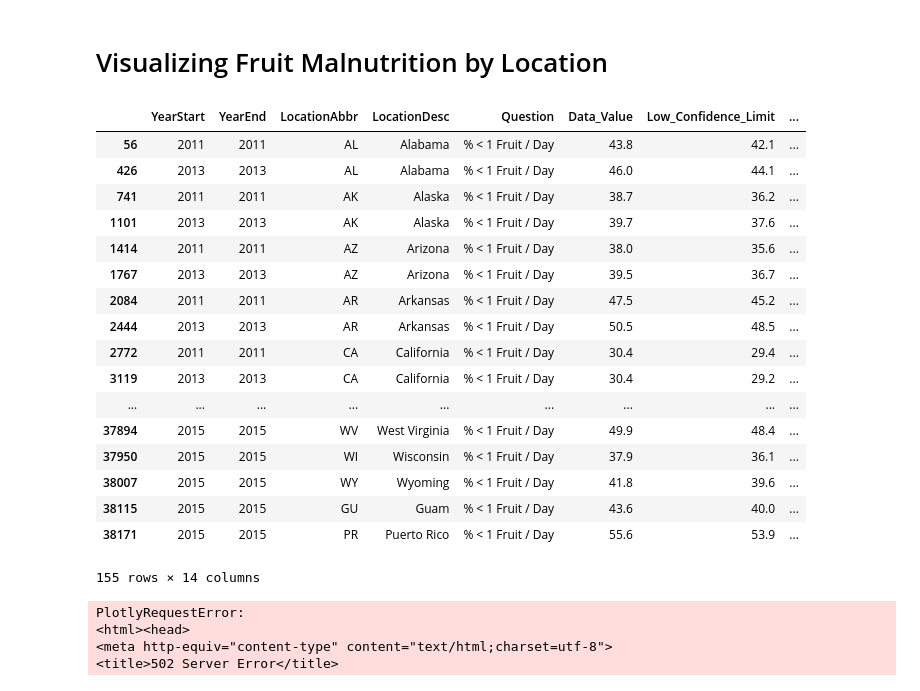
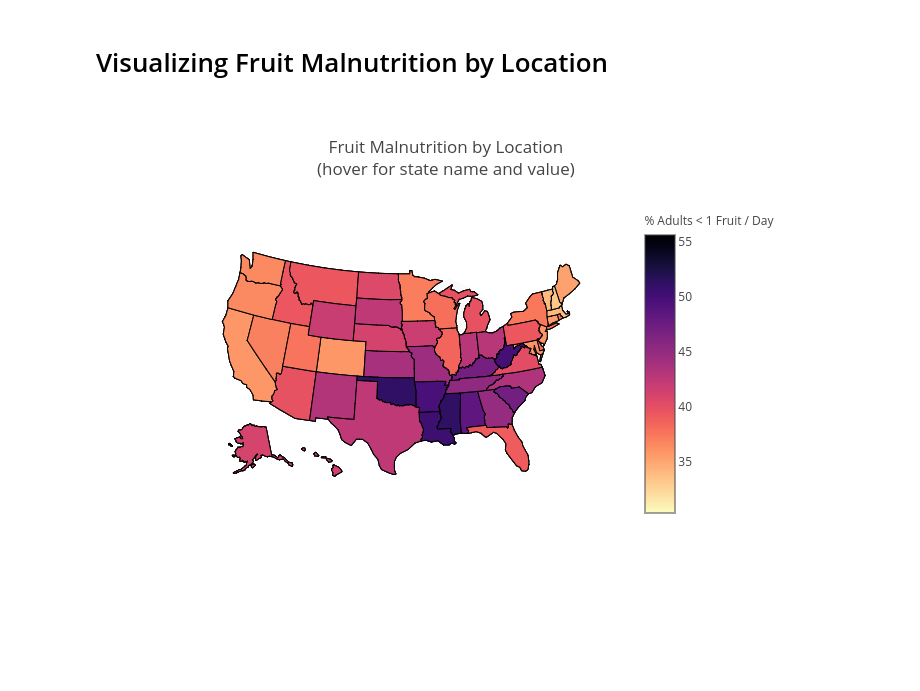
Before and after one commit to alankritjoshi/cs6220f17project2, a Jupyter notebook: 02_working/process_dataset.ipynb, the cells around one changed output. Saved outputs shown, nothing was run; the diff lists cells and outputs as text; code cells hidden in the pictures; blank space fills up the shorter version.

```diff
--- a/02_working/process_dataset.ipynb
+++ b/02_working/process_dataset.ipynb
@@ -330,33 +256,11 @@ plot_basic(veg_data_by_state,
 # Visualizing Fruit Malnutrition by Location
 # %%
 fruit_data_by_state = get_total_incidence_table(data, "% < 1 Fruit / Day")
-fruit_data_by_state
+#fruit_data_by_state
-# %% [output]
-|  | YearStart | YearEnd | LocationAbbr | LocationDesc | Question | Data_Value | Low_Confidence_Limit | ... |
-| 56 | 2011 | 2011 | AL | Alabama | % < 1 Fruit / Day | 43.8 | 42.1 | ... |
-| 426 | 2013 | 2013 | AL | Alabama | % < 1 Fruit / Day | 46.0 | 44.1 | ... |
-| 741 | 2011 | 2011 | AK | Alaska | % < 1 Fruit / Day | 38.7 | 36.2 | ... |
-| 1101 | 2013 | 2013 | AK | Alaska | % < 1 Fruit / Day | 39.7 | 37.6 | ... |
-| 1414 | 2011 | 2011 | AZ | Arizona | % < 1 Fruit / Day | 38.0 | 35.6 | ... |
-| 1767 | 2013 | 2013 | AZ | Arizona | % < 1 Fruit / Day | 39.5 | 36.7 | ... |
-| 2084 | 2011 | 2011 | AR | Arkansas | % < 1 Fruit / Day | 47.5 | 45.2 | ... |
-| 2444 | 2013 | 2013 | AR | Arkansas | % < 1 Fruit / Day | 50.5 | 48.5 | ... |
-| 2772 | 2011 | 2011 | CA | California | % < 1 Fruit / Day | 30.4 | 29.4 | ... |
-| 3119 | 2013 | 2013 | CA | California | % < 1 Fruit / Day | 30.4 | 29.2 | ... |
-| ... | ... | ... | ... | ... | ... | ... | ... | ... |
-| 37894 | 2015 | 2015 | WV | West Virginia | % < 1 Fruit / Day | 49.9 | 48.4 | ... |
-| 37950 | 2015 | 2015 | WI | Wisconsin | % < 1 Fruit / Day | 37.9 | 36.1 | ... |
-| 38007 | 2015 | 2015 | WY | Wyoming | % < 1 Fruit / Day | 41.8 | 39.6 | ... |
-| 38115 | 2015 | 2015 | GU | Guam | % < 1 Fruit / Day | 43.6 | 40.0 | ... |
-| 38171 | 2015 | 2015 | PR | Puerto Rico | % < 1 Fruit / Day | 55.6 | 53.9 | ... |
-155 rows × 14 columns
 # %%
-plot_basic(fruit_data_by_state,
+plot_on_notebook(fruit_data_by_state,
            'Fruit Malnutrition by Location',
            '% Adults < 1 Fruit / Day',
            'd3-fruit')
 # %% [output]
-PlotlyRequestError:
-<html><head>
-<meta http-equiv="content-type" content="text/html;charset=utf-8">
-<title>502 Server Error</title>
+[figure, added]
```
Also changed, not shown: parts of 11 cells of this notebook, 4 other files.
